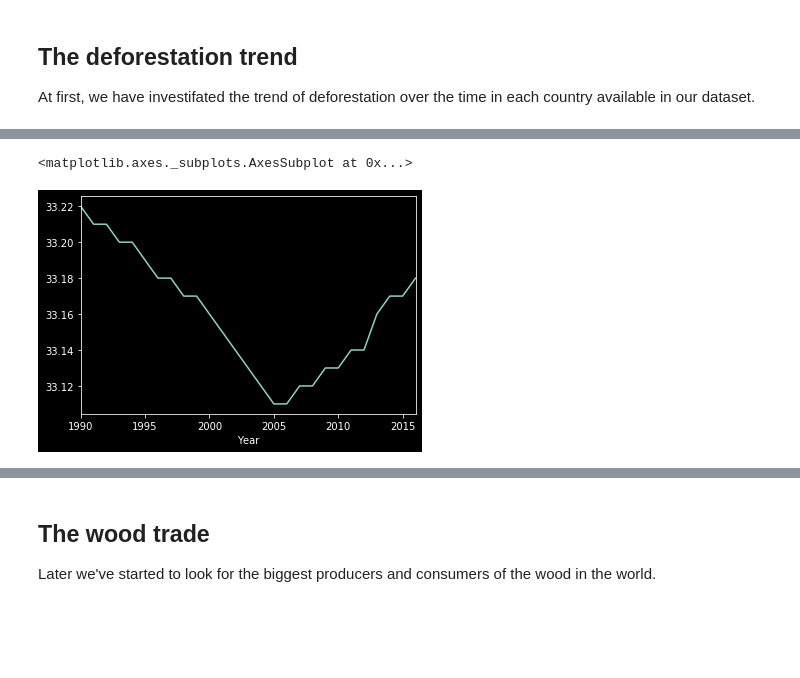
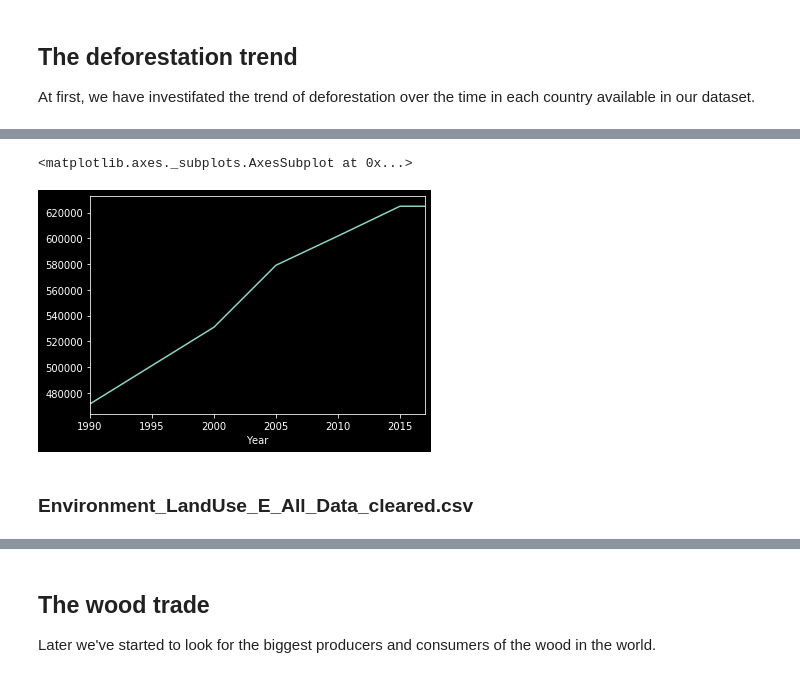
Before and after one commit to kostelansky17/disappearing_forests, a Jupyter notebook: main.ipynb, the cells around one changed output, grey strips where cells are left out. Saved outputs shown, nothing was run; the diff lists cells and outputs as text; code cells hidden in the pictures; blank space fills up the shorter version.

```diff
--- a/main.ipynb
+++ b/main.ipynb
@@ -22,12 +113,19 @@ forested_area_yearly.loc['Brazil'].plot()
+# %%
+# China, mainland seem to have an increasing areas of forest over the time
+forested_area_yearly.loc["China:mainland"].plot()
+# %% [output]
+<matplotlib.axes._subplots.AxesSubplot at 0x...>
+[figure, added]
+# %% [markdown]
+### Environment_LandUse_E_All_Data_cleared.csv
 # %%
-ENV_LAND_USE_FOREST = ['Forest land', 'Primary Forest', 'Planted Forest', 'Other naturally regenerated forest']
+# load ENV LansUse and select share of the forests in the each Area per yesr
+ENV_LAND_USE_FOREST = ['Forest land', 'Primary Forest', 'Planted Forest',
+                       'Other naturally regenerated forest']
 
 env_land_use_all = pd.read_csv("data/faostat/Environment_LandUse_E_All_Data_cleared.csv", engine='python')
 
 env_land_use = env_land_use_all[env_land_use_all.Item.isin(ENV_LAND_USE_FOREST) & env_land_use_all.Element.str.match("Share in Land area")]
 
 env_land_use_yearly = env_land_use.groupby(["Area", "Year"]).Value.sum()
-env_land_use_yearly.loc['Norway'].plot()
+env_land_use_yearly = env_land_use_yearly.unstack("Year").fillna(method="backfill", axis=0)
-# %% [output]
-<matplotlib.axes._subplots.AxesSubplot at 0x...>
-[figure, removed]
```
Also changed, not shown: parts of 36 cells of this notebook.
